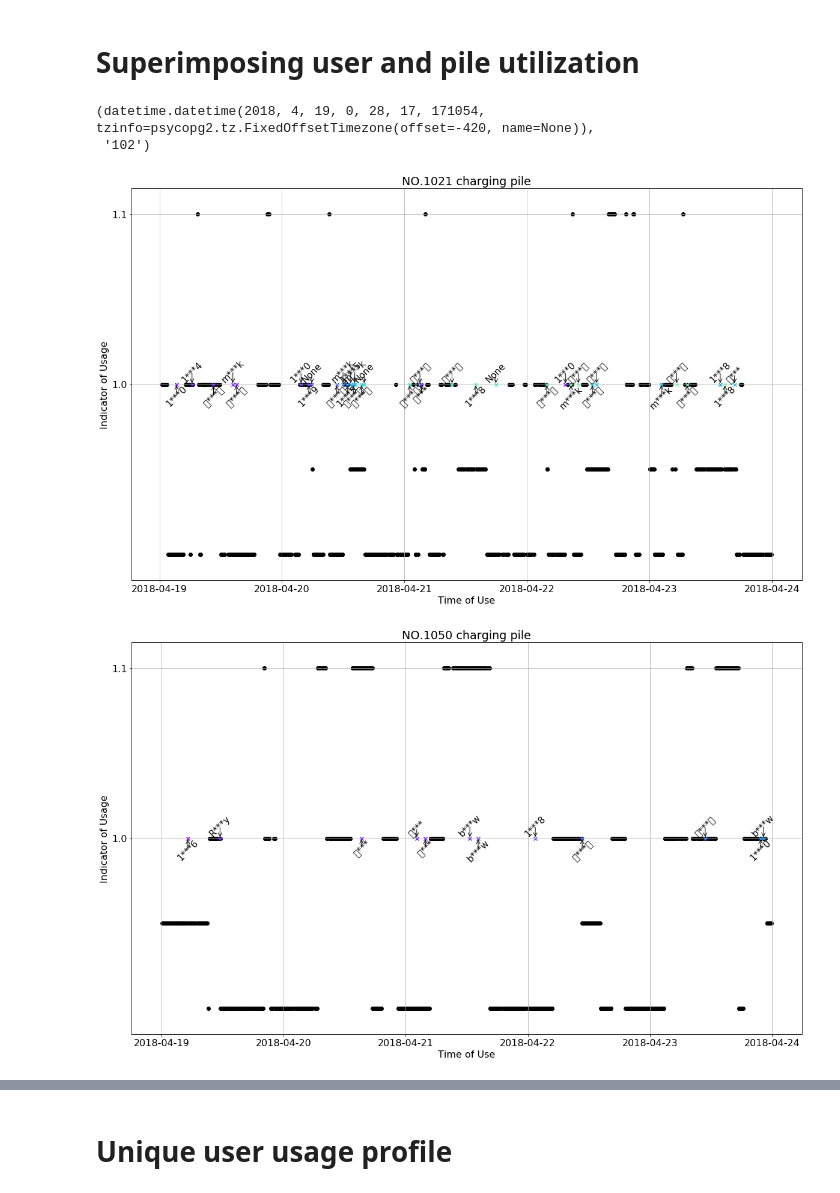
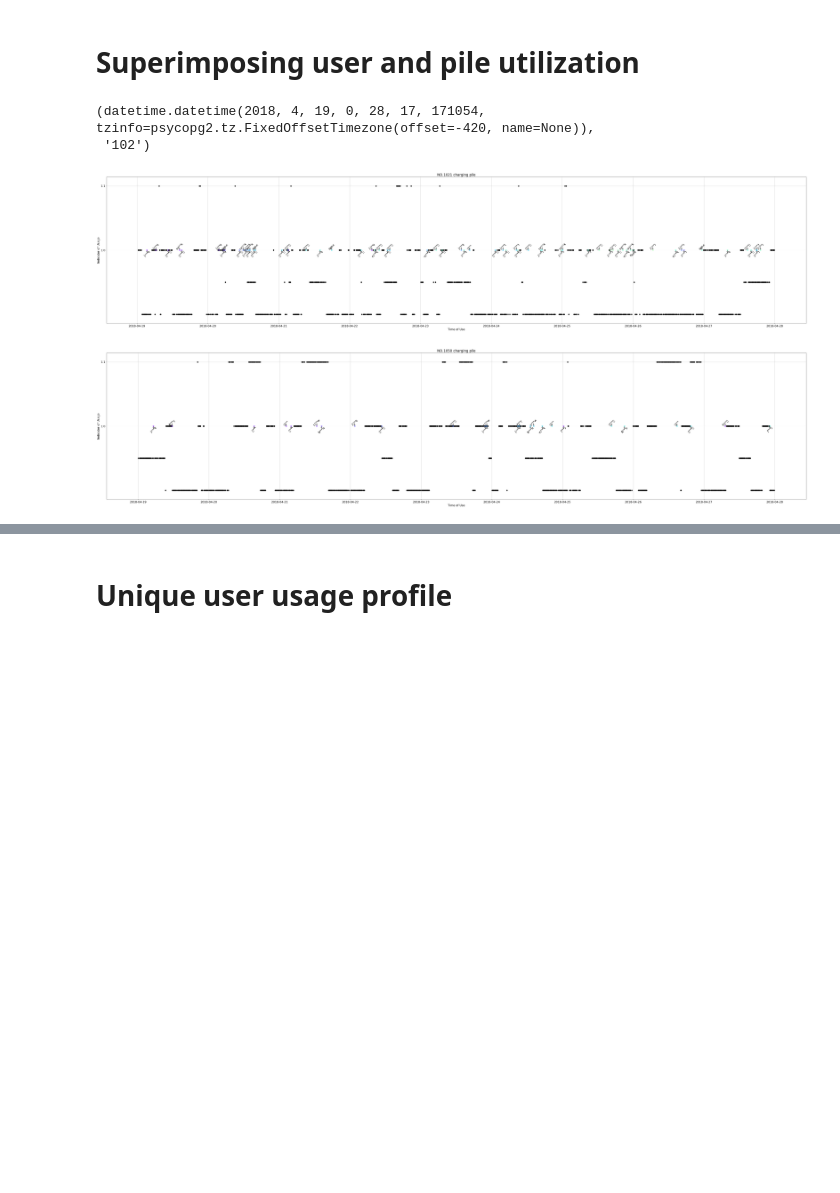
Before and after one commit to JantonZeng/eCAL, a Jupyter notebook: DATA SCRAP/Teld_data_analysis/User_activity_analysis.ipynb, the cells around one changed output, grey strips where cells are left out. Cells and saved outputs as stored; diff of their text form; code cells hidden in the pictures; blank space fills up the shorter version.

```diff
--- a/DATA SCRAP/Teld_data_analysis/User_activity_analysis.ipynb
+++ b/DATA SCRAP/Teld_data_analysis/User_activity_analysis.ipynb
@@ -39,7 +41,7 @@ interestOFday_start = 19
 
 interestOFyear_end = 2018
 interestOFmon_end = 4
-interestOFday_end = 24
+interestOFday_end = 28
 
 interestOFDate_start = datetime.datetime(interestOFyear_start,
                                          interestOFmon_start,
@@ -599,8 +603,8 @@ x_pile[0]
 interestOFPile_list = np.unique([x_user[i][1] for i in range(len(x_user))])
 for interestOFPile in interestOFPile_list:
 
-    #plt.figure(figsize=(70, 15))
-    plt.figure(figsize=(20, 12))
+    plt.figure(figsize=(70, 15))
+#     plt.figure(figsize=(20, 12))
     plt.rc('font',size=16)
 
     #extract time data and indicator of usage data from x_pile
@@ -621,32 +625,32 @@ for interestOFPile in interestOFPile_list:
     #plot user specific usage information
     for i in range(len(x_user_interestOF)):
         username = x_user[i][-1]
         user_idx = unique_user_list.index(username)
         plt.scatter(x_user_interestOF[i][0], chargingInd, label="User "+str(user_idx),
                     c=colors[user_idx], marker="x")
 
     #add user name note to each point
     va_list = ["top", "bottom"]
     va_idx = 0
     va_func = lambda x: 1 if x == 0 else 0
     for idx in range(len(x_user_interestOF)):
         if x_user_interestOF[idx][1] is None:
             plt.annotate(x_user_interestOF[idx][1], (x_user_interestOF[idx][0], 1),
                          ha="center", va=va_list[va_idx], rotation=45,
                          size=15, arrowprops=dict(arrowstyle="->"))
             va_idx = va_func(va_idx)
         else:
             plt.annotate(x_user_interestOF[idx][1].decode("utf8"), (x_user_interestOF[idx][0], 1),
                          ha="center", va=va_list[va_idx], rotation=45,
                          size=15, arrowprops=dict(arrowstyle="->"))
             va_idx = va_func(va_idx)
     plt.xlabel("Time of Use")
     plt.ylabel("Indicator of Usage")
     plt.yticks([1, 1.1])
     plt.title("NO.{} charging pile".format(interestOFPile))
 #     plt.legend()
     plt.grid()
     plt.show()
 # %% [output]
-[figure, old version]
+[figure, new version]
-[figure, old version]
+[figure, new version]
```
Also changed, not shown: parts of 27 cells of this notebook, 2 other files.
